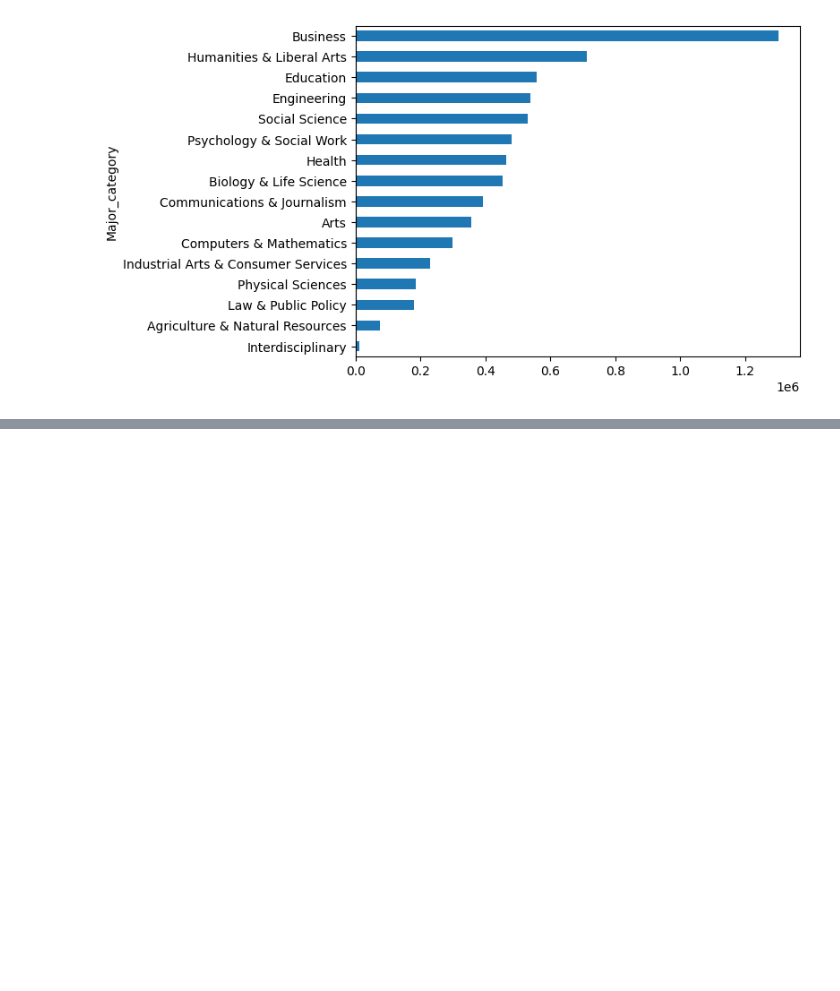
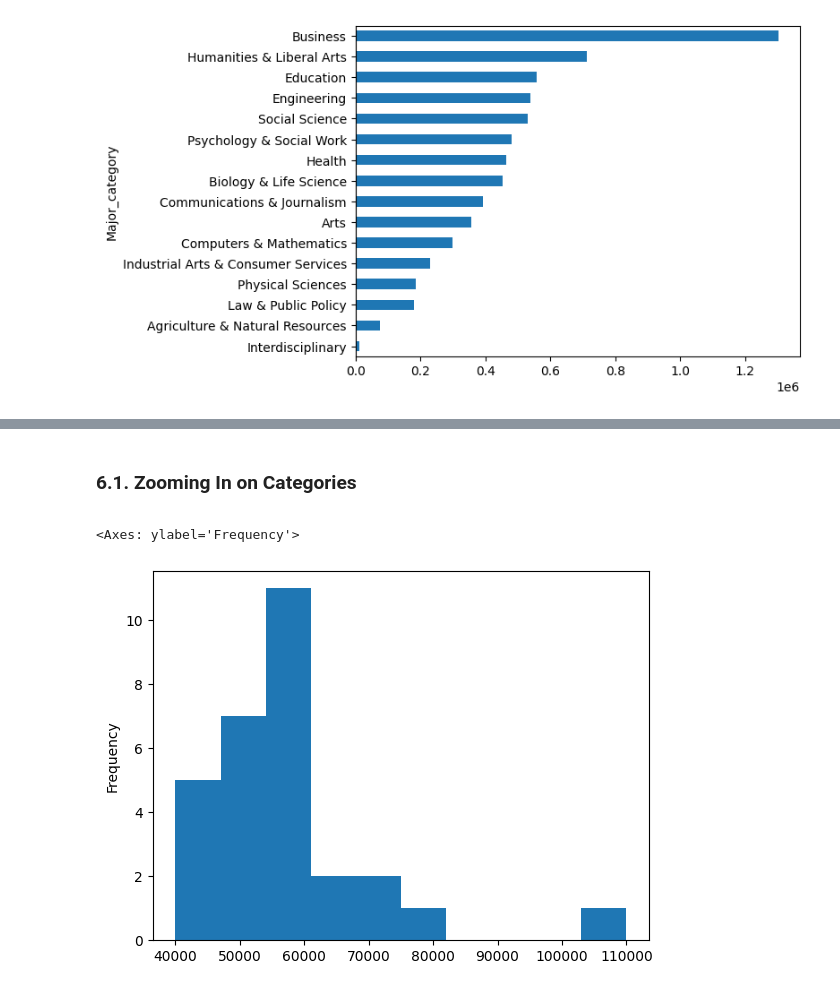
Before and after one commit to felipesebben/Pandas_learning_path, a Jupyter notebook: 7_plot_with_pandas/plot_pandas_viz_basics.ipynb, the cells around one changed output, grey strips where cells are left out. Cells and saved outputs as stored; diff of their text form; code cells hidden in the pictures; blank space fills up the shorter version.

```diff
--- a/7_plot_with_pandas/plot_pandas_viz_basics.ipynb
+++ b/7_plot_with_pandas/plot_pandas_viz_basics.ipynb
@@ -251,0 +276,8 @@ cat_totals.plot(kind="barh", fontsize=10)
+# %% [markdown]
+<h3>6.1. <b>Zooming In</b> on Categories</h3>
+<p>
+# %%
+df[df["Major_category"] == "Engineering"]["Median"].plot(kind="hist")
+# %% [output]
+<Axes: ylabel='Frequency'>
+[figure, added]
```
Also changed, not shown: parts of 9 cells of this notebook.
